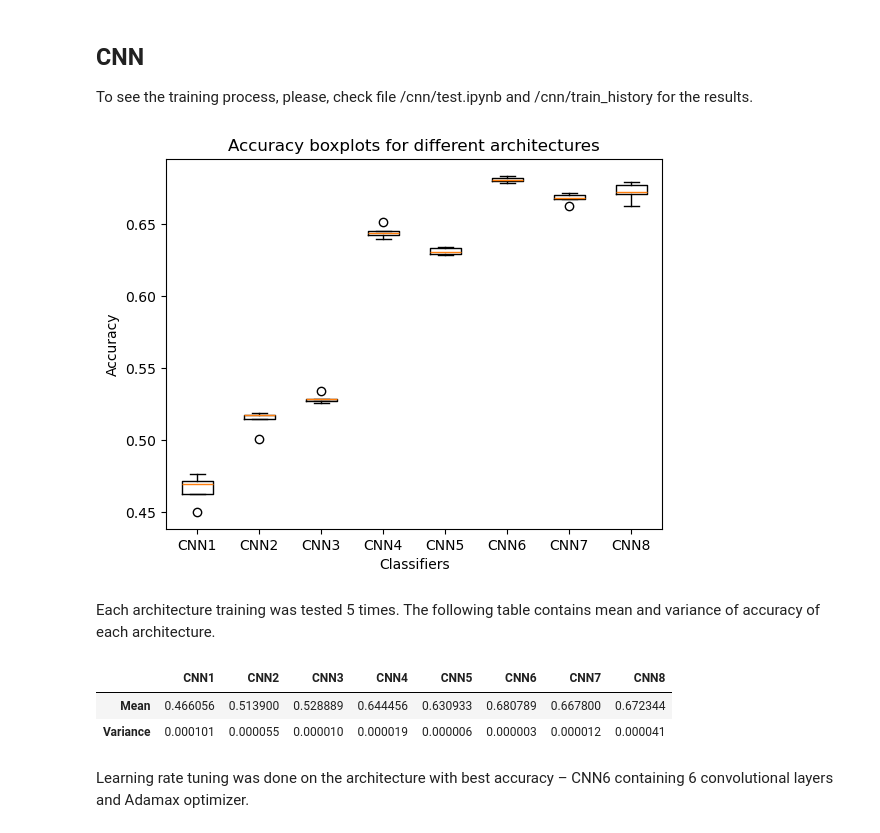
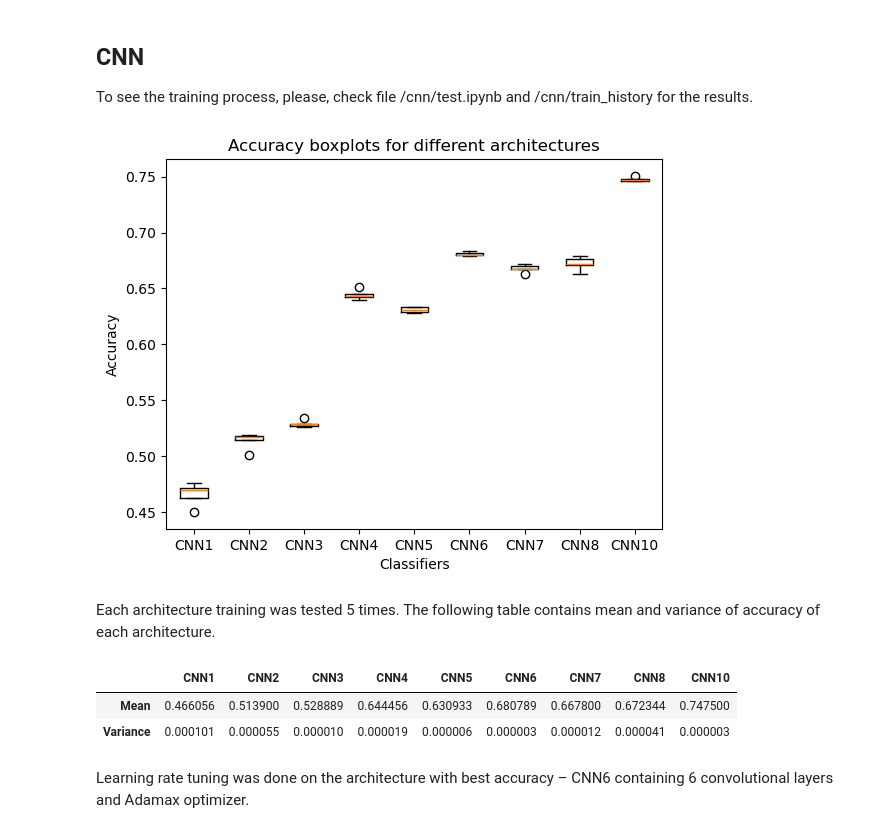
Before and after one commit to KarinaTiurina/dl_projects, a Jupyter notebook: Project1/main.ipynb, the cells around one changed output. Cells and saved outputs as stored; diff of their text form; code cells hidden in the pictures.

```diff
--- a/Project1/main.ipynb
+++ b/Project1/main.ipynb
@@ -13,29 +13,31 @@ To see the training process, please, check file /cnn/test.ipynb and /cnn/train_h
 # %%
 cnn1_acc = pd.read_csv('cnn/train_history/cnn1/accuracy.csv')
 cnn2_acc = pd.read_csv('cnn/train_history/cnn2/accuracy.csv')
 cnn3_acc = pd.read_csv('cnn/train_history/cnn3/accuracy.csv')
 cnn4_acc = pd.read_csv('cnn/train_history/cnn4/accuracy.csv')
 cnn5_acc = pd.read_csv('cnn/train_history/cnn5/accuracy.csv')
 cnn6_acc = pd.read_csv('cnn/train_history/cnn6/accuracy.csv')
 cnn7_acc = pd.read_csv('cnn/train_history/cnn7/accuracy.csv')
 cnn8_acc = pd.read_csv('cnn/train_history/cnn8/accuracy.csv')
+cnn10_acc = pd.read_csv('cnn/train_history/cnn10/accuracy.csv')
 
 accuracy_df = pd.DataFrame()
 accuracy_df['CNN1'] = cnn1_acc['accuracy']
 accuracy_df['CNN2'] = cnn2_acc['accuracy']
 accuracy_df['CNN3'] = cnn3_acc['accuracy']
 accuracy_df['CNN4'] = cnn4_acc['accuracy']
 accuracy_df['CNN5'] = cnn5_acc['accuracy']
 accuracy_df['CNN6'] = cnn6_acc['accuracy']
 accuracy_df['CNN7'] = cnn7_acc['accuracy']
 accuracy_df['CNN8'] = cnn8_acc['accuracy']
+accuracy_df['CNN10'] = cnn10_acc['accuracy']
 
 plt.boxplot(accuracy_df, labels=accuracy_df.columns)
 plt.xlabel('Classifiers')
 plt.ylabel('Accuracy')
 plt.title('Accuracy boxplots for different architectures');
 # %% [output]
-[figure, old version]
+[figure, new version]
 # %% [markdown]
 Each architecture training was tested 5 times. The following table contains mean and variance of accuracy of each architecture.
 # %%
@@ -43,9 +45,9 @@ mean_values = accuracy_df.mean(axis=0)
 variance_values = accuracy_df.var(axis=0)
 pd.DataFrame([mean_values, variance_values], index=['Mean', 'Variance'])
 # %% [output]
-|  | CNN1 | CNN2 | CNN3 | CNN4 | CNN5 | CNN6 | CNN7 | CNN8 |
-| Mean | 0.466056 | 0.513900 | 0.528889 | 0.644456 | 0.630933 | 0.680789 | 0.667800 | 0.672344 |
-| Variance | 0.000101 | 0.000055 | 0.000010 | 0.000019 | 0.000006 | 0.000003 | 0.000012 | 0.000041 |
+|  | CNN1 | CNN2 | CNN3 | CNN4 | CNN5 | CNN6 | CNN7 | CNN8 | CNN10 |
+| Mean | 0.466056 | 0.513900 | 0.528889 | 0.644456 | 0.630933 | 0.680789 | 0.667800 | 0.672344 | 0.747500 |
+| Variance | 0.000101 | 0.000055 | 0.000010 | 0.000019 | 0.000006 | 0.000003 | 0.000012 | 0.000041 | 0.000003 |
 # %% [markdown]
 Learning rate tuning was done on the architecture with best accuracy – CNN6 containing 6 convolutional layers and Adamax optimizer.
 # %%
```
